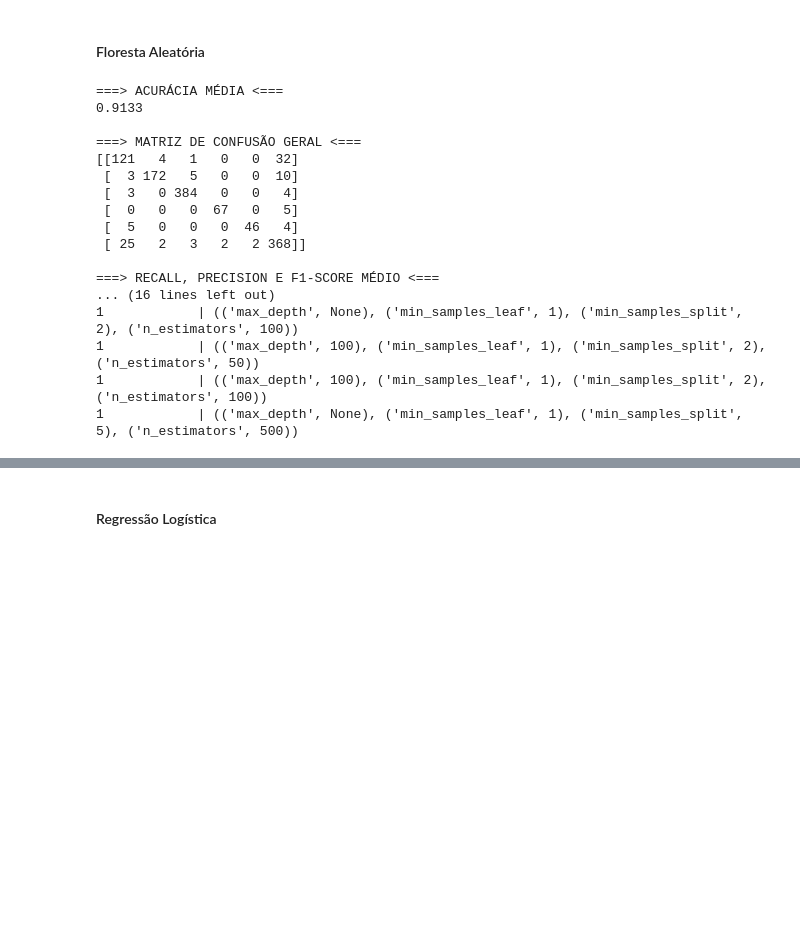
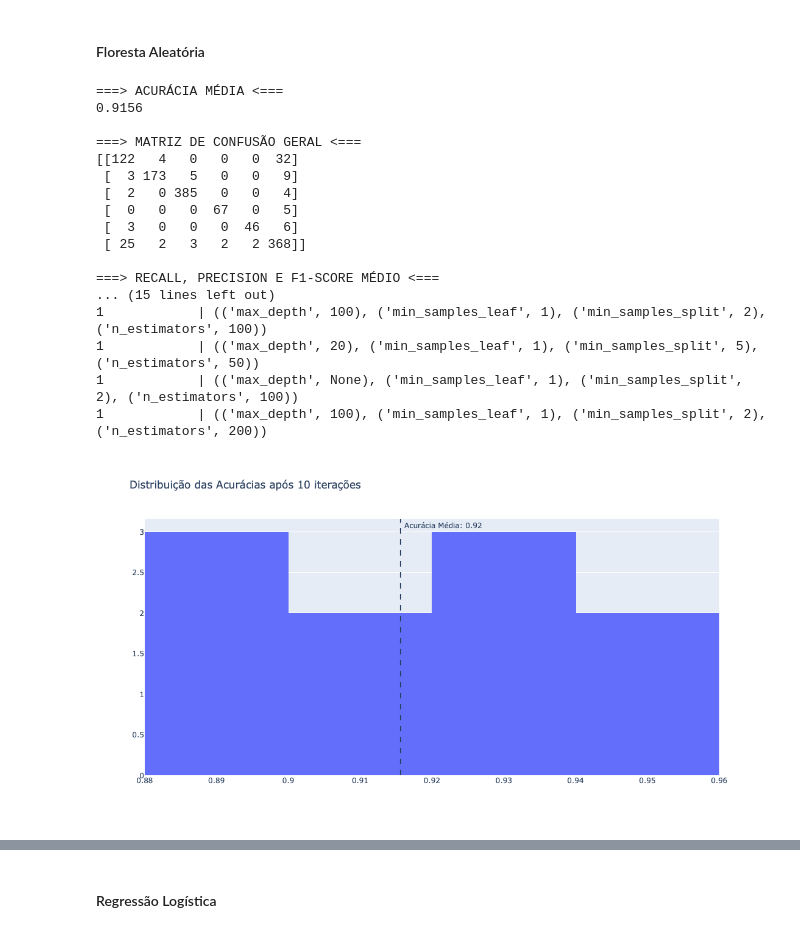
Before and after one commit to azzolinovarella/steel-plates-faults, a Jupyter notebook: notebooks/02-ModelTraining.ipynb, the cells around one changed output, grey strips where cells are left out. Saved outputs shown, nothing was run; the diff lists cells and outputs as text; code cells hidden in the pictures; blank space fills up the shorter version.

Commit message:
Comentando notebooks e otimizando lógica do param_grid - evitando combinações de hp proibidas

```diff
--- a/notebooks/02-ModelTraining.ipynb
+++ b/notebooks/02-ModelTraining.ipynb
@@ -54,7 +55,7 @@ def generate_colors(num_colors):
 
     return colors
 # %%
-def validate_model(model, X, y, param_grid, n_iter=10, n_trainval_splits=10):
+def validate_model(model, X, y, param_grid, targets_map={}, n_iter=10, n_trainval_splits=10):
     skf = StratifiedKFold(n_splits=n_iter, shuffle=True)   # Shuffle?
     skf_folds = skf.split(X, y)
 
@@ -72,7 +73,7 @@ def validate_model(model, X, y, param_grid, n_iter=10, n_trainval_splits=10):
         model.set_params(**best_params)
         model.fit(X_trainval, y_trainval)
 
-        model_metrics = evaluate_model_performance(model, X_test, y_test)
+        model_metrics = evaluate_model_performance(model, X_test, y_test, targets_map=targets_map)
         model_metrics['best_params'] = best_params
         runs_metrics[n] = model_metrics
 
@@ -152,10 +159,12 @@ def print_res(res):  # Cumulo da porquice, mas funciona bem
 
         print(f'{str(pcm_occ).ljust(12)} | {pcm_values}')
 # %%
-def plot_accuracies(accuracies):
+def plot_accuracies(res):
+    accuracies = res['accuracies']
+
     fig = go.Figure()
     fig.add_trace(go.Histogram(x=accuracies, nbinsx=5))
-    fig.add_vline(x=np.mean(accuracies), line_dash='dash', annotation_text=f'Acurácia Média: {np.mean(accuracies):.2f}')
-    fig.update_layout(title='Histograma da Acurácia', height=600)
+    fig.add_vline(x=np.mean(accuracies), line_dash='dash', annotation_text=f' Acurácia Média: {np.mean(accuracies):.2f}')
+    fig.update_layout(title=f'Distribuição das Acurácias após {N_ITER} iterações', height=600, autosize=True)
     fig.show()
 # %%
@@ -248,0 +283,5 @@ df.describe()
+# %%
+with open('../data/processed/target_maps.pkl', 'rb') as file:
+    targets_map = pickle.load(file)
+
+targets_map
@@ -349,28 +411,27 @@ forest_param_grid = {
     'max_depth': [None, 5, 10, 20, 100],
     'min_samples_split': [2, 5, 10],
     'min_samples_leaf': [1, 2, 5, 10],
-    #'criterion': ['gini', 'entropy'],
     'n_estimators': [100, 50, 200, 500]
 }
 
 forest_model = RandomForestClassifier()
-forest_res = validate_model(forest_model, X, y, forest_param_grid, n_iter=N_ITER, n_trainval_splits=TRAINVAL_SPLITS)
+forest_res = validate_model(forest_model, X, y, forest_param_grid, targets_map=targets_map, n_iter=N_ITER, n_trainval_splits=TRAINVAL_SPLITS)
 print_res(forest_res)
 # %% [output]
 ===> ACURÁCIA MÉDIA <===
-0.9133
+0.9156
 
 ===> MATRIZ DE CONFUSÃO GERAL <===
-[[121   4   1   0   0  32]
- [  3 172   5   0   0  10]
- [  3   0 384   0   0   4]
+[[122   4   0   0   0  32]
+ [  3 173   5   0   0   9]
+ [  2   0 385   0   0   4]
  [  0   0   0  67   0   5]
- [  5   0   0   0  46   4]
+ [  3   0   0   0  46   6]
  [ 25   2   3   2   2 368]]
 
 ===> RECALL, PRECISION E F1-SCORE MÉDIO <===
-... (16 lines left out)
+... (15 lines left out)
+1            | (('max_depth', 100), ('min_samples_leaf', 1), ('min_samples_split', 2), ('n_estimators', 100))
+1            | (('max_depth', 20), ('min_samples_leaf', 1), ('min_samples_split', 5), ('n_estimators', 50))
 1            | (('max_depth', None), ('min_samples_leaf', 1), ('min_samples_split', 2), ('n_estimators', 100))
-1            | (('max_depth', 100), ('min_samples_leaf', 1), ('min_samples_split', 2), ('n_estimators', 50))
-1            | (('max_depth', 100), ('min_samples_leaf', 1), ('min_samples_split', 2), ('n_estimators', 100))
-1            | (('max_depth', None), ('min_samples_leaf', 1), ('min_samples_split', 5), ('n_estimators', 500))
+1            | (('max_depth', 100), ('min_samples_leaf', 1), ('min_samples_split', 2), ('n_estimators', 200))
@@ -381 +438,5 @@ plot_accuracies(forest_acc)
+# %%
+plot_accuracies(forest_res)
+# %% [output]
+[figure, added]
 # %%
```
Also changed, not shown: parts of 55 cells of this notebook, 1 other file.
